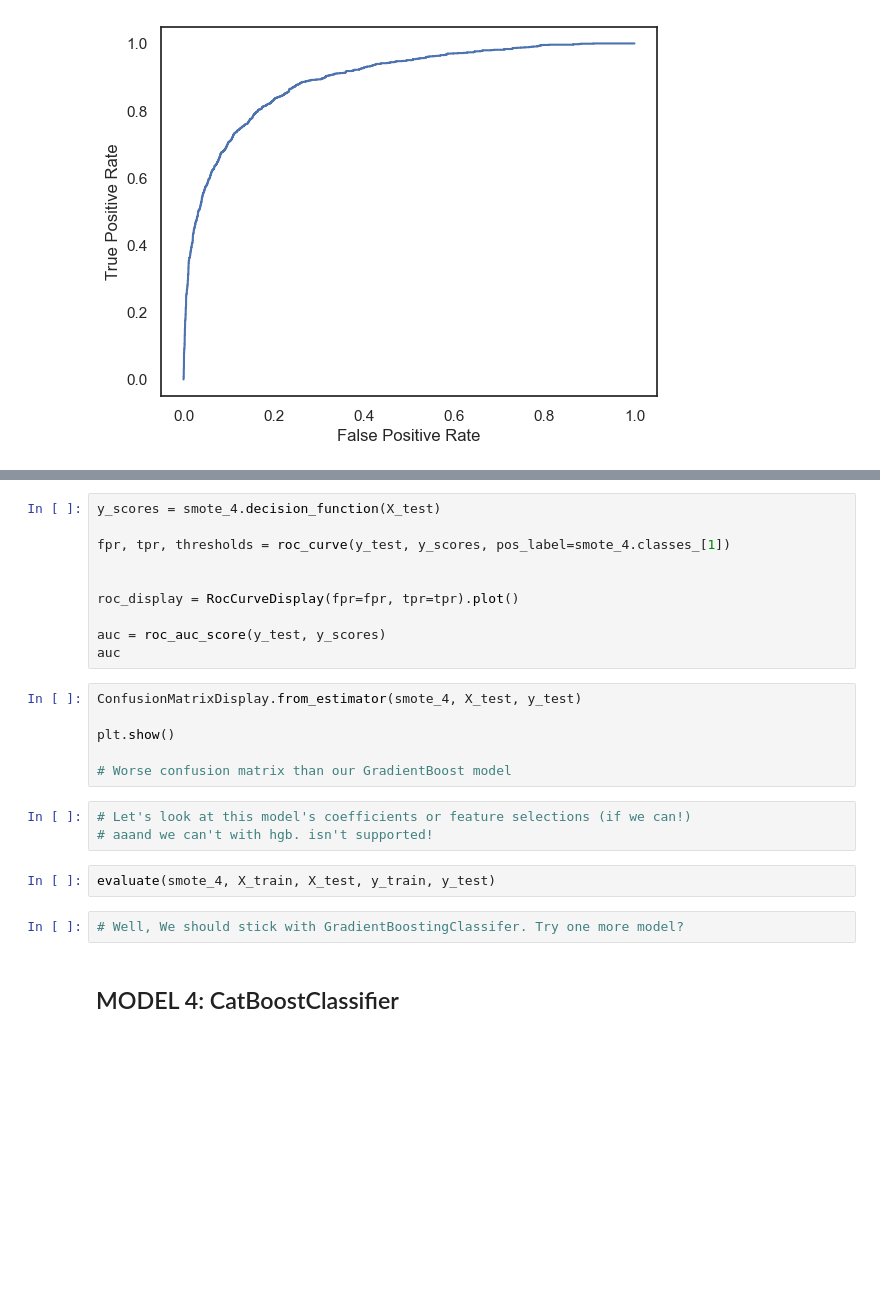
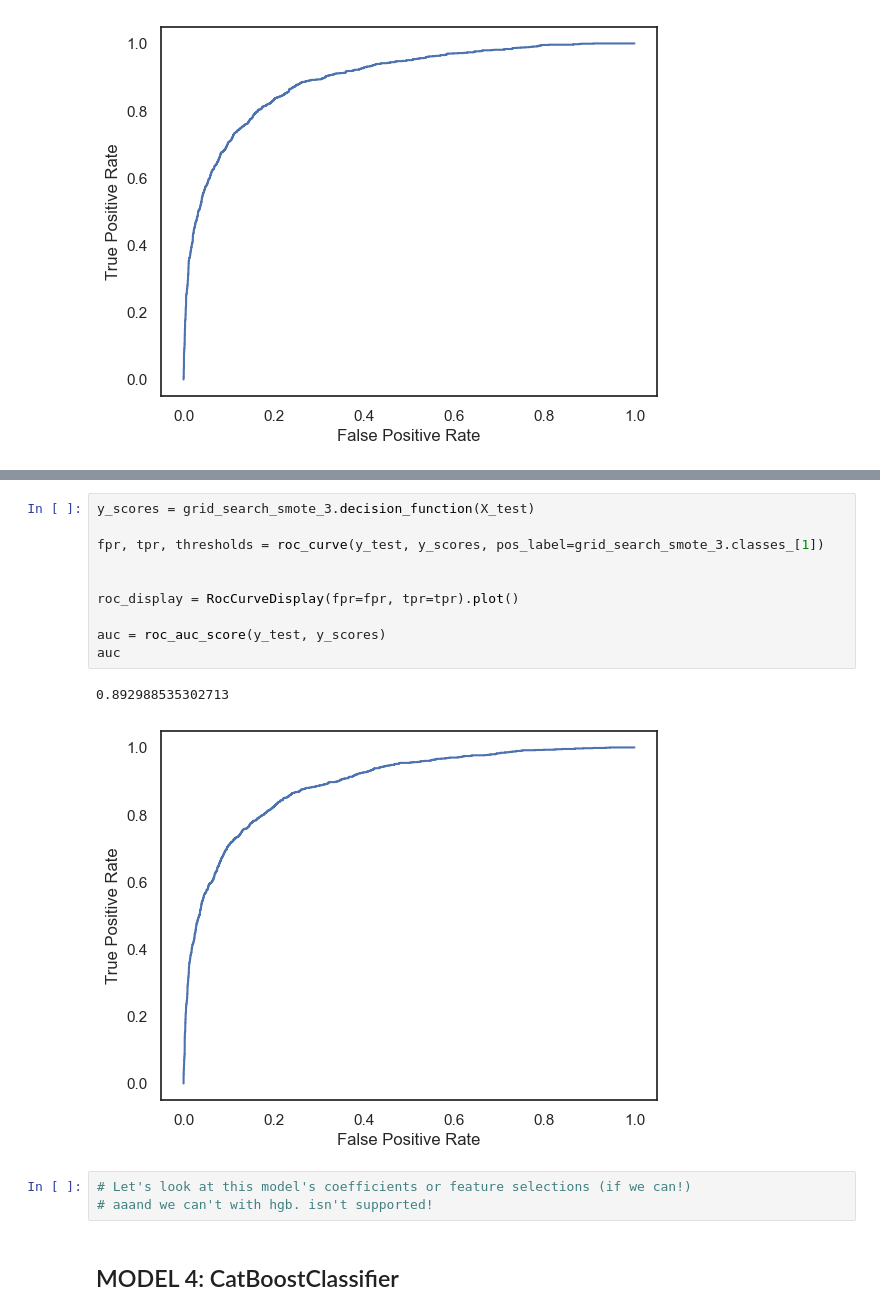
Before and after one commit to Lou-Hines/H1N1_Vaccine_Uptake_Prediction, a Jupyter notebook: H1N1 Vaccine Final Notebook.ipynb, the cells around one changed output, grey strips where cells are left out. Saved outputs shown, nothing was run; the diff lists cells and outputs as text; blank space fills up the shorter version.

```diff
--- a/H1N1 Vaccine Final Notebook.ipynb
+++ b/H1N1 Vaccine Final Notebook.ipynb
@@ -1125,26 +1136,19 @@ cross_validate(smote_4, X_train, y_train, return_train_score=True)
 # %%
-y_scores = smote_4.decision_function(X_test)
+y_scores = grid_search_smote_3.decision_function(X_test)
 
-fpr, tpr, thresholds = roc_curve(y_test, y_scores, pos_label=smote_4.classes_[1])
+fpr, tpr, thresholds = roc_curve(y_test, y_scores, pos_label=grid_search_smote_3.classes_[1])
 
 
 roc_display = RocCurveDisplay(fpr=fpr, tpr=tpr).plot()
 
 auc = roc_auc_score(y_test, y_scores)
 auc
+# %% [output]
+0.892988535302713
+[figure, added]
-# %%
-ConfusionMatrixDisplay.from_estimator(smote_4, X_test, y_test)
-
-plt.show()
-
-# Worse confusion matrix than our GradientBoost model
 # %%
 # Let's look at this model's coefficients or feature selections (if we can!)
 # aaand we can't with hgb. isn't supported!
-# %%
-evaluate(smote_4, X_train, X_test, y_train, y_test)
-# %%
-# Well, We should stick with GradientBoostingClassifer. Try one more model?
 # %% [markdown]
 ## MODEL 4: CatBoostClassifier
 # %%
```
Also changed, not shown: parts of 21 cells of this notebook, 1 other file.
